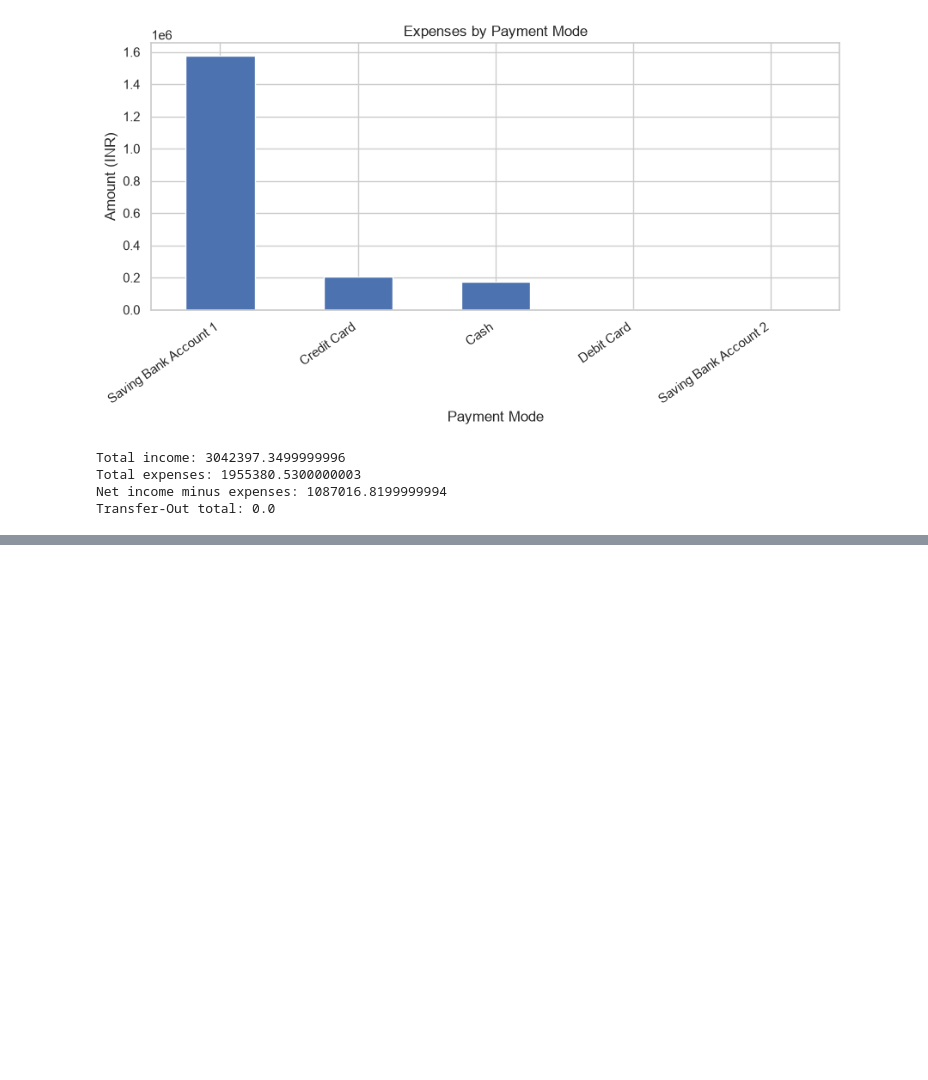
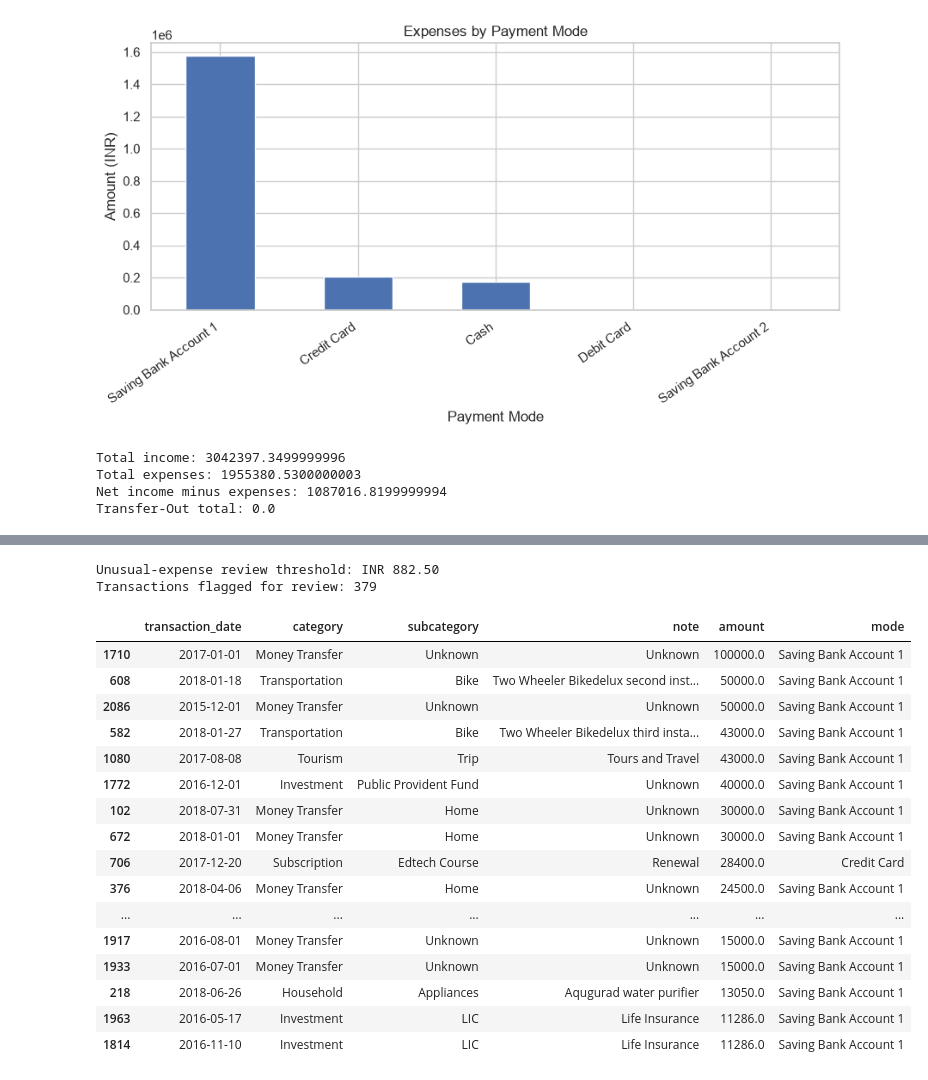
Before and after one commit to bh-arti113/personal-finance-analyzer, a Jupyter notebook: notebook/real_data_cleaning.ipynb, the cells around one changed output, grey strips where cells are left out. Cells and saved outputs as stored; diff of their text form; code cells hidden in the pictures; blank space fills up the shorter version.

```diff
--- a/notebook/real_data_cleaning.ipynb
+++ b/notebook/real_data_cleaning.ipynb
@@ -690,0 +967,50 @@ df_clean.to_csv(output_dir / "transactions_clean.csv", index=False)
+# %%
+# --------------------------------------------------
+# 4. UNUSUALLY LARGE EXPENSES
+# --------------------------------------------------
+
+if len(expense_df) >= 4:
+    q1 = expense_df["amount"].quantile(0.25)
+    q3 = expense_df["amount"].quantile(0.75)
+    iqr = q3 - q1
+    upper_limit = q3 + 1.5 * iqr
+
+    unusual_expenses = expense_df[
+        expense_df["amount"] > upper_limit
+    ].sort_values("amount", ascending=False).copy()
+
+    print(f"\nUnusual-expense review threshold: INR {upper_limit:,.2f}")
+    print(f"Transactions flagged for review: {len(unusual_expenses)}")
+
+    display(
+        unusual_expenses[
+            ["transaction_date", "category", "subcategory",
+             "note", "amount", "mode"]
+        ].head(20)
+    )
+else:
+    upper_limit = np.nan
+    unusual_expenses = expense_df.iloc[0:0].copy()
+    print("\nNot enough expense transactions for outlier analysis.")
+
+# These are statistical flags, not proof of fraud or errors.
+# %% [output]
+Unusual-expense review threshold: INR 882.50
+Transactions flagged for review: 379
+|  | transaction_date | category | subcategory | note | amount | mode |
+| 1710 | 2017-01-01 | Money Transfer | Unknown | Unknown | 100000.0 | Saving Bank Account 1 |
+| 608 | 2018-01-18 | Transportation | Bike | Two Wheeler Bikedelux second inst... | 50000.0 | Saving Bank Account 1 |
+| 2086 | 2015-12-01 | Money Transfer | Unknown | Unknown | 50000.0 | Saving Bank Account 1 |
+| 582 | 2018-01-27 | Transportation | Bike | Two Wheeler Bikedelux third insta... | 43000.0 | Saving Bank Account 1 |
+| 1080 | 2017-08-08 | Tourism | Trip | Tours and Travel | 43000.0 | Saving Bank Account 1 |
+| 1772 | 2016-12-01 | Investment | Public Provident Fund | Unknown | 40000.0 | Saving Bank Account 1 |
+| 102 | 2018-07-31 | Money Transfer | Home | Unknown | 30000.0 | Saving Bank Account 1 |
+| 672 | 2018-01-01 | Money Transfer | Home | Unknown | 30000.0 | Saving Bank Account 1 |
+| 706 | 2017-12-20 | Subscription | Edtech Course | Renewal | 28400.0 | Credit Card |
+| 376 | 2018-04-06 | Money Transfer | Home | Unknown | 24500.0 | Saving Bank Account 1 |
+| ... | ... | ... | ... | ... | ... | ... |
+| 1917 | 2016-08-01 | Money Transfer | Unknown | Unknown | 15000.0 | Saving Bank Account 1 |
+| 1933 | 2016-07-01 | Money Transfer | Unknown | Unknown | 15000.0 | Saving Bank Account 1 |
+| 218 | 2018-06-26 | Household | Appliances | Aqugurad water purifier | 13050.0 | Saving Bank Account 1 |
+| 1963 | 2016-05-17 | Investment | LIC | Life Insurance | 11286.0 | Saving Bank Account 1 |
+| 1814 | 2016-11-10 | Investment | LIC | Life Insurance | 11286.0 | Saving Bank Account 1 |
```
Also changed, not shown: parts of 12 cells of this notebook, 1 other file.
